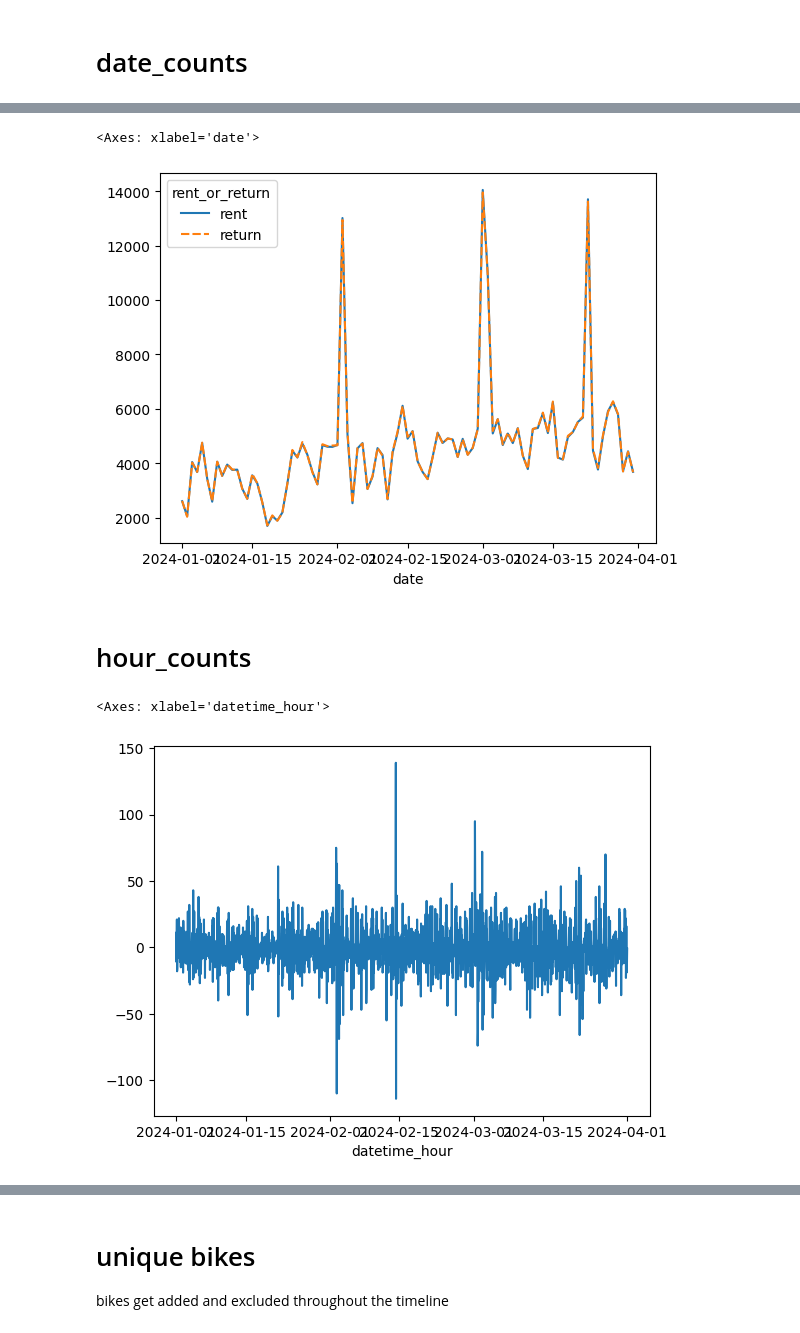
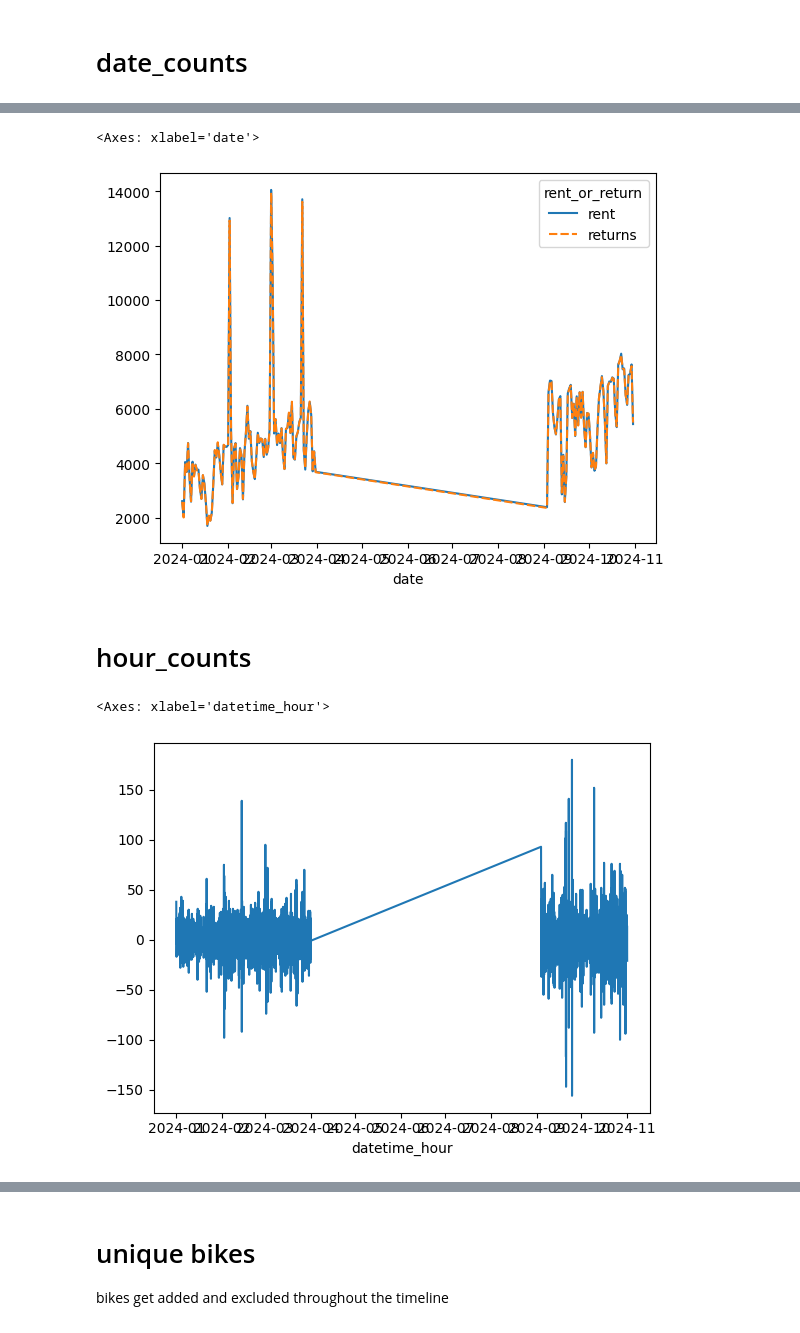
Before and after one commit to Vsinichenko/Forecasting_bike_sharing_availability, a Jupyter notebook: notebooks/03a EDA - explore counts and anomalies.ipynb, the cells around one changed output, grey strips where cells are left out. Cells and saved outputs as stored; diff of their text form; code cells hidden in the pictures.

Commit message:
some work in the notebooks on bike data

```diff
--- a/notebooks/03a EDA - explore counts and anomalies.ipynb
+++ b/notebooks/03a EDA - explore counts and anomalies.ipynb
@@ -13,5 +11,5 @@ from datetime import datetime, timedelta
 # %%
-file_path = "../data/rents_returns_by_bike_Dresden_01-03.24.pkl"
+file_path = "../data/rents_returns_by_bike_Dresden_01-03_09-10.24.pkl"
 df = pd.read_pickle(file_path)
 # %% [markdown]
 # define tools
@@ -251,7 +204,0 @@ for current_time in [start, end]:
-# %%
-df = pd.DataFrame(rent_list)
-df['rent_or_return']="rent"
-df_return = pd.DataFrame(return_list)
-df_return['rent_or_return']="returns"
-df = pd.concat([df,df_return], ignore_index=True)
-df = df.sort_values(["bike_number", "time_stamp"])
@@ -283,2 +204,0 @@ dtype: int64
-# %%
-df = pd.read_pickle(file_path)
@@ -353,16 +416,16 @@ date_counts.sort_values("rent", ascending=False).head(10)
 sns.lineplot(date_counts)
 # %% [output]
 <Axes: xlabel='date'>
-[figure, old version]
+[figure, new version]
 # %% [markdown]
 # hour_counts
 # %%
 hour_counts = df.groupby("datetime_hour").rent_or_return.value_counts().unstack(fill_value=0)
 # %%
-sns.lineplot(hour_counts.rent-hour_counts["return"])
+sns.lineplot(hour_counts.rent-hour_counts["returns"])
 # %% [output]
 <Axes: xlabel='datetime_hour'>
-[figure, old version]
+[figure, new version]
 # %%
 hourly_diffs = hour_counts.rent-hour_counts["returns"]
 # %%
```
Also changed, not shown: parts of 53 cells of this notebook, 2 other files.
